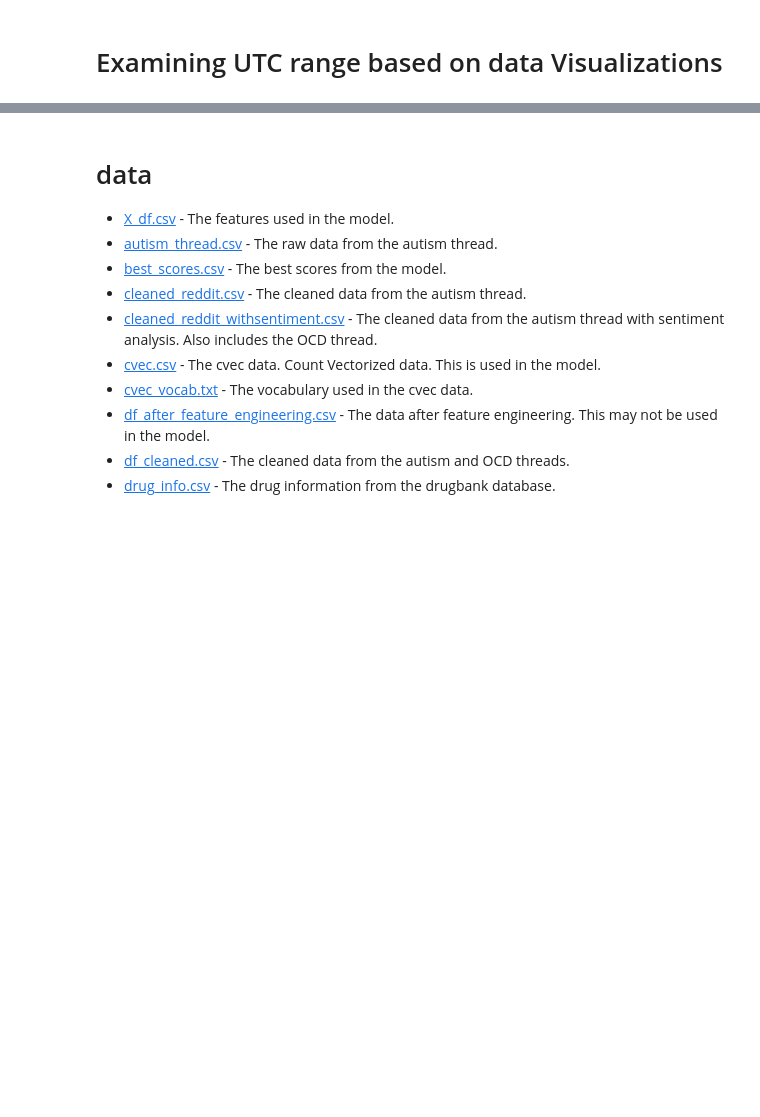
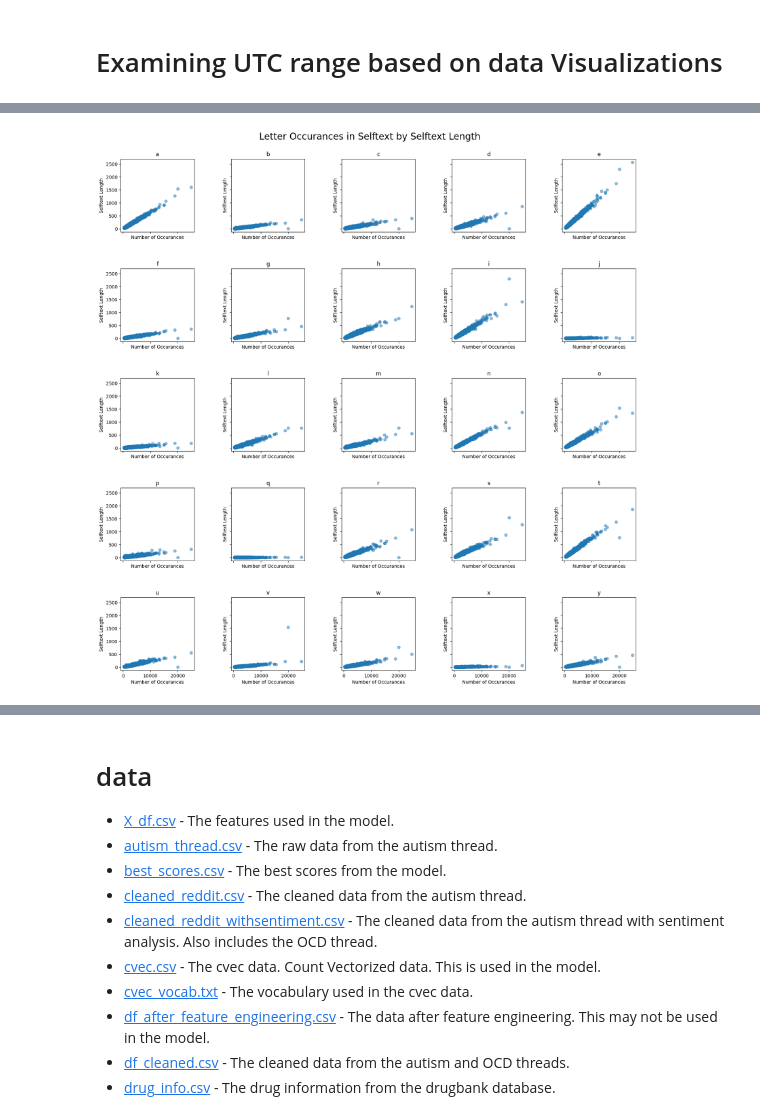
Before and after one commit to grahamwaters/Reddit-NLP-Analysis, a Jupyter notebook: notebooks/01_premodeling.ipynb, the cells around one changed output, grey strips where cells are left out. Saved outputs shown, nothing was run; the diff lists cells and outputs as text; code cells hidden in the pictures; blank space fills up the shorter version.

```diff
--- a/notebooks/01_premodeling.ipynb
+++ b/notebooks/01_premodeling.ipynb
@@ -483,0 +549,23 @@ df_reddit.head(5)
+# %%
+# make a figure plotting letters against number of occurances in selftext for each selftext length bin. To avoid the ValueError "ValueError: num must be 1 <= num <= 16, not 17" the number of bins is set to 25 instead of 26 (the number of letters in the alphabet).
+# add a space between the plots to make them easier to read and to make the plot more aesthetically pleasing
+# for this code block ignore the IndexError
+
+fig, axes = plt.subplots(5, 5, figsize=(20,20), sharey=True, sharex=True)
+fig.subplots_adjust(hspace=0.5, wspace=0.5)
+# the suptitle should not have so much space between it and the subplots
+# the x and y labels should be larger
+for i, letter in enumerate('abcdefghijklmnopqrstuvwxyz'):
+    try:
+        ax = axes[i//5, i%5]
+        ax.scatter(df['selftext_length'], df[f'{letter}'], alpha=0.5)
+        ax.set_title(letter)
+        ax.set_xlabel('Number of Occurances')
+        ax.set_ylabel('Selftext Length')
+    except IndexError:
+        pass
+fig.suptitle('Letter Occurances in Selftext by Selftext Length', fontsize=20, y=0.92)
+plt.savefig('../images/letter_histograms.png')
+plt.show();
+# %% [output]
+[figure, added]
```
Also changed, not shown: parts of 22 cells of this notebook, 24 other files.
